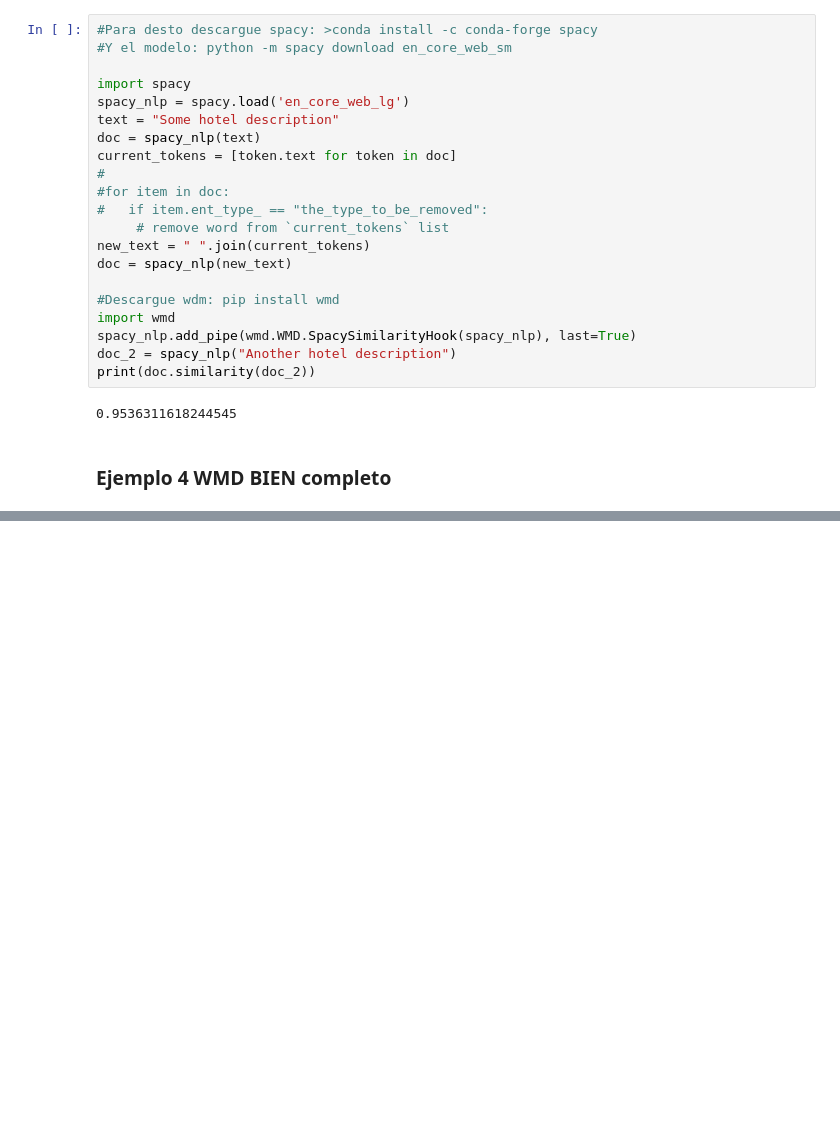
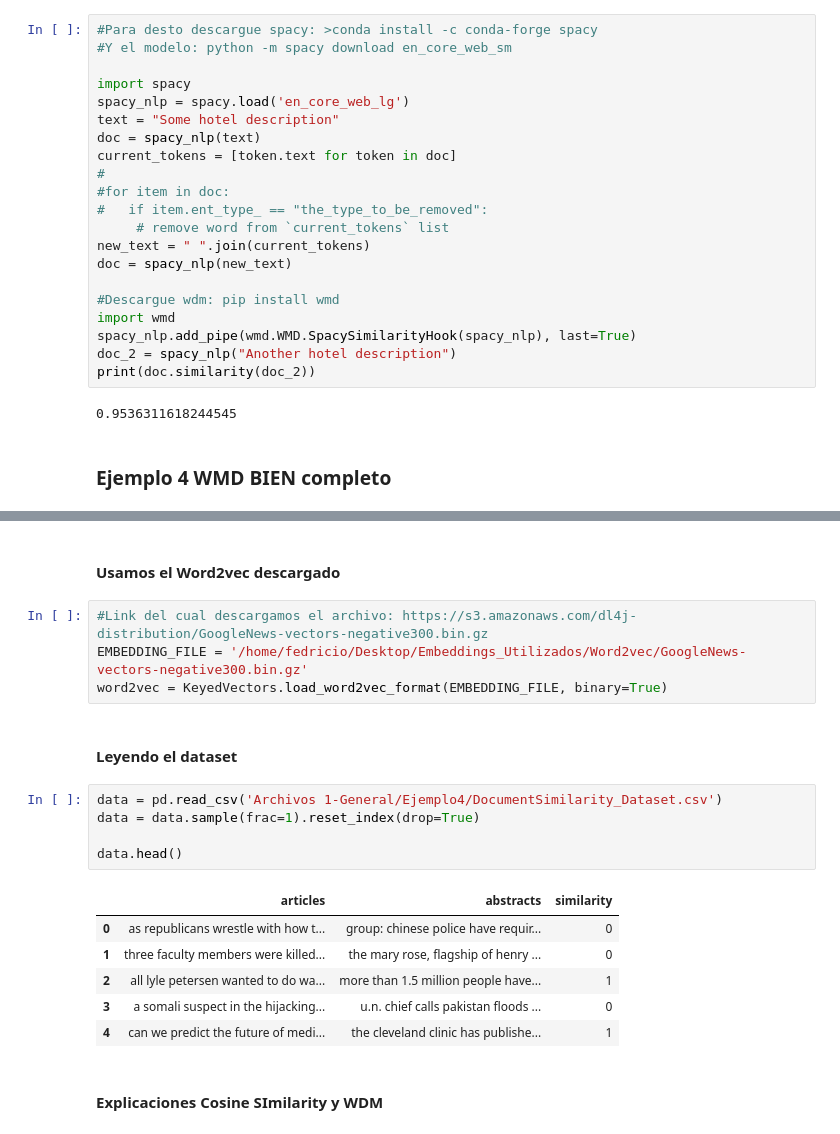
Before and after one commit to FedericoCalonge/automatic_reading_of_CVs_using_text_similarity, a Jupyter notebook: 1-Tests/2-WMD & Cosine Similarity/1-WMD_And_Cosine_Similarity_General.ipynb, the cells around one changed output, grey strips where cells are left out. Drawn from its saved outputs; the diff is of its cells as text; blank space fills up the shorter version.

```diff
--- a/1-Tests/2-WMD & Cosine Similarity/1-WMD_And_Cosine_Similarity_General.ipynb
+++ b/1-Tests/2-WMD & Cosine Similarity/1-WMD_And_Cosine_Similarity_General.ipynb
@@ -186,0 +204,22 @@ print(doc.similarity(doc_2))
+# %% [markdown]
+#### Usamos el Word2vec descargado
+# %%
+#Link del cual descargamos el archivo: https://s3.amazonaws.com/dl4j-distribution/GoogleNews-vectors-negative300.bin.gz
+EMBEDDING_FILE = '/home/fedricio/Desktop/Embeddings_Utilizados/Word2vec/GoogleNews-vectors-negative300.bin.gz'
+word2vec = KeyedVectors.load_word2vec_format(EMBEDDING_FILE, binary=True)
+# %% [markdown]
+#### Leyendo el dataset
+# %%
+data = pd.read_csv('Archivos 1-General/Ejemplo4/DocumentSimilarity_Dataset.csv')
+data = data.sample(frac=1).reset_index(drop=True)
+
+data.head()
+# %% [output]
+|  | articles | abstracts | similarity |
+| 0 | as republicans wrestle with how t... | group: chinese police have requir... | 0 |
+| 1 | three faculty members were killed... | the mary rose, flagship of henry ... | 0 |
+| 2 | all lyle petersen wanted to do wa... | more than 1.5 million people have... | 1 |
+| 3 | a somali suspect in the hijacking... | u.n. chief calls pakistan floods ... | 0 |
+| 4 | can we predict the future of medi... | the cleveland clinic has publishe... | 1 |
+# %% [markdown]
+#### Explicaciones Cosine SImilarity y WDM
```
Also changed, not shown: parts of 19 cells of this notebook, 1 other file.
